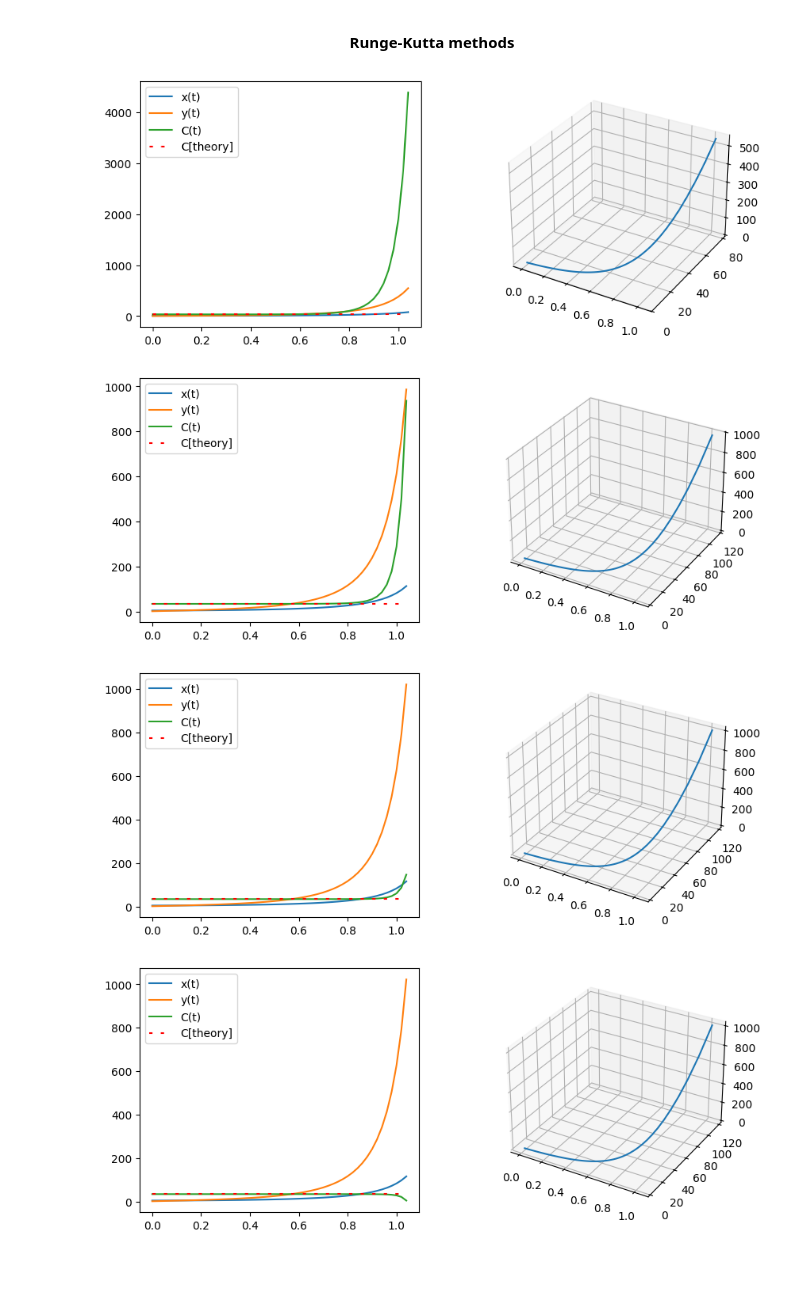
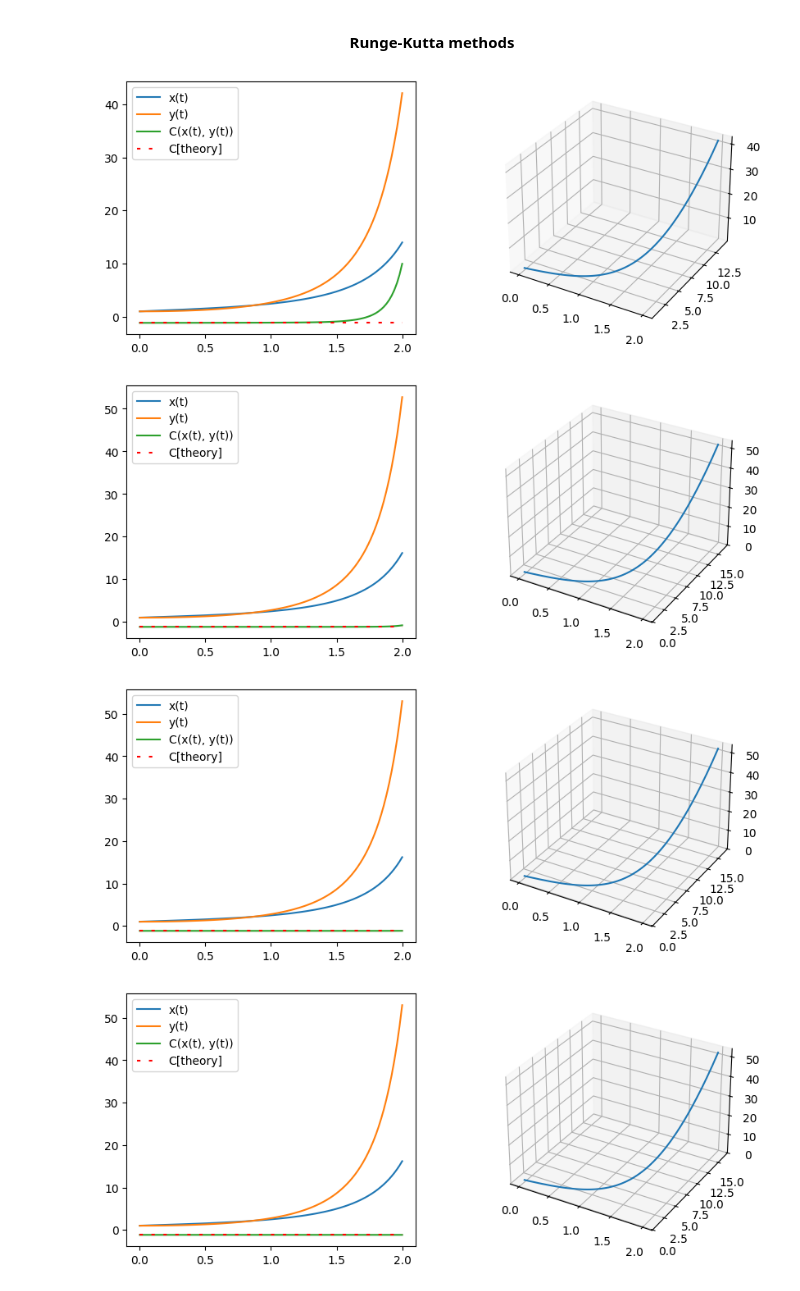
Before and after one commit to VoyakaGOD/computational-mathematics, a Jupyter notebook: non-stiff-ODE-systems.ipynb, the cells around one changed output. Cells and saved outputs as stored; diff of their text form; code cells hidden in the pictures.

```diff
--- a/non-stiff-ODE-systems.ipynb
+++ b/non-stiff-ODE-systems.ipynb
@@ -25,7 +25,7 @@ def show_result(ts : list[float], us : list[Vector], C : Callable[[Vector], floa
     ax = fig.add_subplot(121)
     plt.plot(ts, [u[0] for u in us], label="x(t)")
     plt.plot(ts, [u[1] for u in us], label="y(t)")
-    plt.plot(ts, [C(u) for u in us], label="C(t)")
+    plt.plot(ts, [C(u) for u in us], label="C(x(t), y(t))")
     plt.hlines(C(us[0]), ts[0], ts[-1], linestyle="--", dashes=(0, (2, 5)), label="C[theory]", colors="red")
     plt.legend()
     fig.add_subplot(122, projection="3d")
@@ -34,17 +34,17 @@ def show_result(ts : list[float], us : list[Vector], C : Callable[[Vector], floa
 # %% [markdown]
 **<center>Runge-Kutta methods</center>**
 # %%
-T = 1.05
+T = 2
 h = 2e-2
 N = int(T/h)
 ts = [(h * n) for n in range(N + 1)]
-u0 = Vector(5, 2)
+u0 = Vector(1, 1)
 show_result(ts, RungeKuttaMethods.explicit_1_order(f, u0, h, N), C)
 show_result(ts, RungeKuttaMethods.explicit_2_order(f, u0, h, N), C)
 show_result(ts, RungeKuttaMethods.explicit_3_order(f, u0, h, N), C)
 show_result(ts, RungeKuttaMethods.explicit_4_order(f, u0, h, N), C)
 # %% [output]
-[figure, old version]
+[figure, new version]
-[figure, old version]
+[figure, new version]
-[figure, old version]
+[figure, new version]
-[figure, old version]
+[figure, new version]
```
Also changed, not shown: parts of 2 cells of this notebook, 2 other files.
